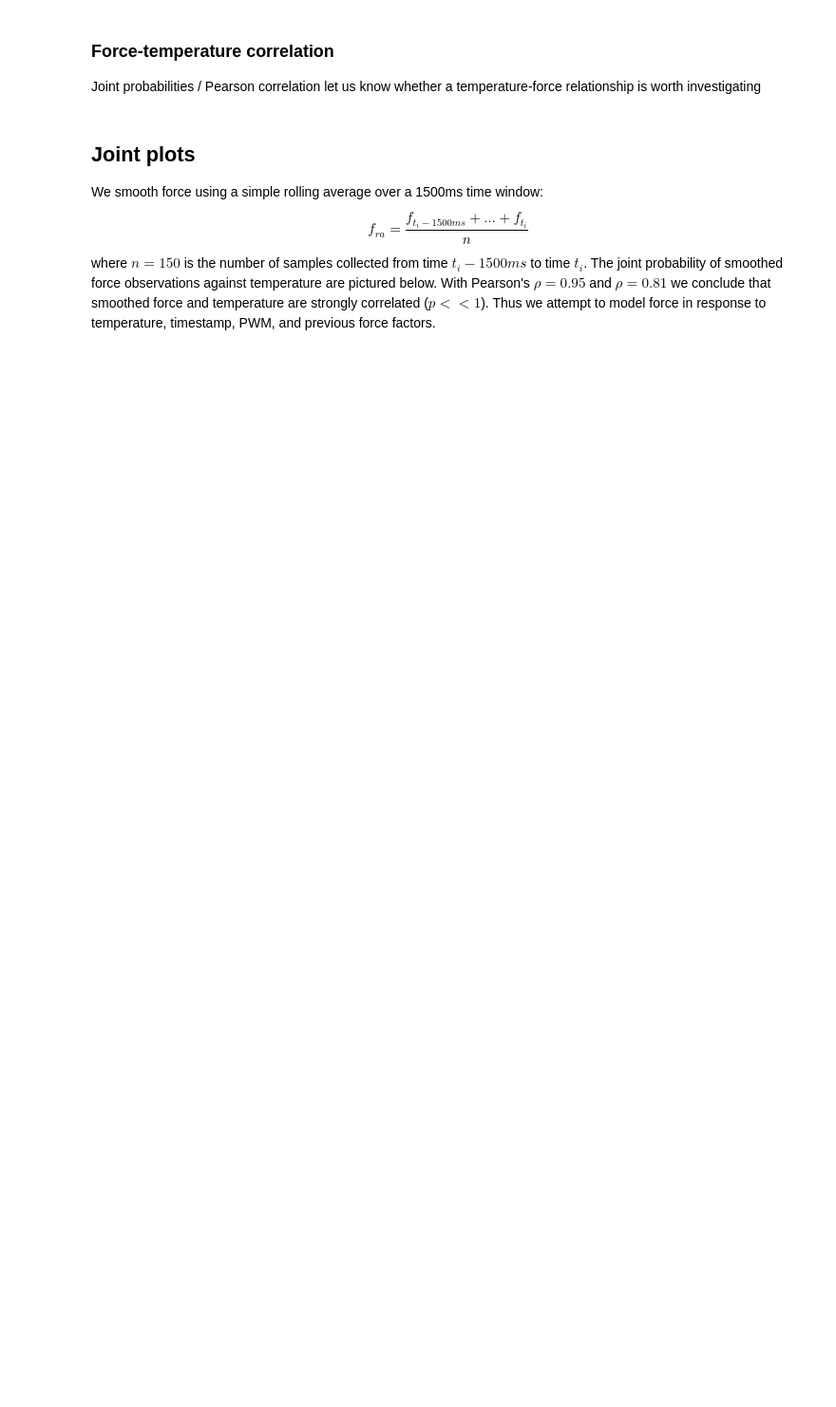
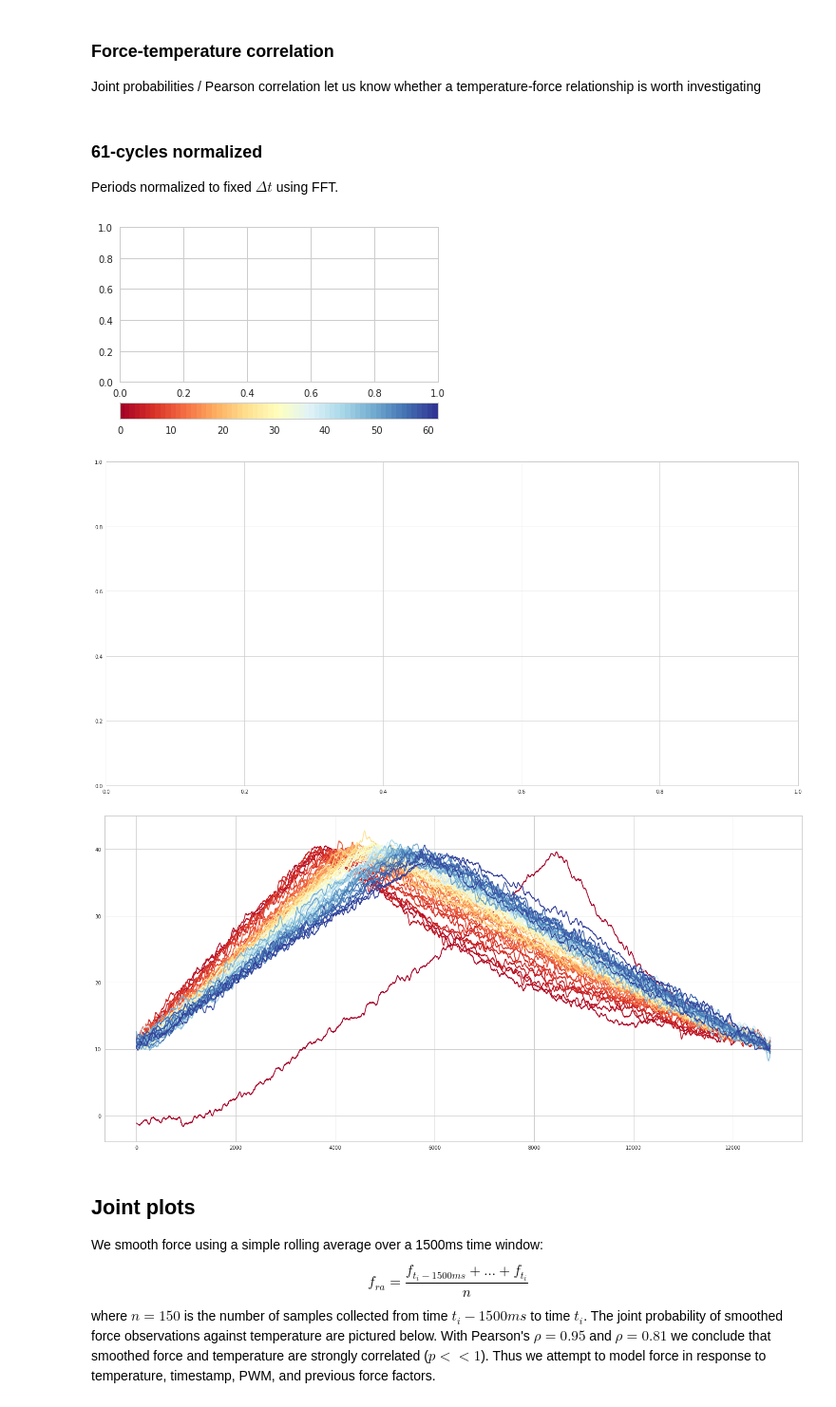
Before and after one commit to Columbia-Creative-Machines-Lab/muscle-prediction, a Jupyter notebook: fall18/lstm.ipynb, the cells around one changed output. Shown at 95% size. Drawn from its saved outputs; the diff is of its cells as text; code cells hidden in the pictures; blank space fills up the shorter version.

```diff
--- a/fall18/lstm.ipynb
+++ b/fall18/lstm.ipynb
@@ -106,6 +108,7 @@ def label_cycles(df, minima, maxima, ax=None, abs_min=None, abs_max=None, plot_b
 # You can set the desired period with param `period`.
 # If you don't, the function just chooses the shortest period.
 def squash_periods(df, period=-1, plot_cycles=True):
+    #ss.reset_orig()
     c_to_p = {} # maps cycles to their periods
     columns=["f", "pwm", "t", "t0", "f_ra", "cycle", "timestamp"]
     fig, ax = plt.subplots(figsize=(25, 12), nrows=1, ncols=1)
@@ -116,13 +119,28 @@ def squash_periods(df, period=-1, plot_cycles=True):
     if period<0:
         period = int(min(c_to_p.values()))
 
-    for c in range(df.cycle.max()):
-        C = pd.DataFrame(resample(df[df.cycle==c], period), columns=columns)
-        C.cycle = c
-        X = pd.concat([X, C], ignore_index=True)
-        if plot_cycles:
-            ax.plot(C.f_ra, color=plt.cm.RdYlBu(c/df.cycle.max()))
-    X.timestamp = df.timestamp.iloc[:X.timestamp.size,]
+    if not os.path.isfile('temp.pkl'):
+        for c in range(df.cycle.max()):
+            C = pd.DataFrame(resample(df[df.cycle==c], period), columns=columns)
+            C.cycle = c
+            X = pd.concat([X, C], ignore_index=True)
+            if plot_cycles:
+                ax.plot(C.f_ra, color=plt.cm.RdYlBu(float(c)/df.cycle.max()))
+        X.timestamp = df.timestamp.iloc[:X.timestamp.size,]
+        X.to_pickle('temp.pkl')
+    else:
+        from scipy.signal import savgol_filter
+        lastmax = 0
+        X = pd.read_pickle('temp.pkl')
+        for c in range(X.cycle.max()):
+            C = pd.DataFrame(resample(df[df.cycle==c], period), columns=columns)
+            C.cycle = c
+            #print C.f_ra.min(), C.f_ra.max()
+
+            yhat = savgol_filter(C.f, 101, 3)
+            ax.plot(yhat, color=plt.cm.RdYlBu(float(c)/X.cycle.max()))
+            #lastmax = C.f_ra.max()
+    plt.show()
 
     if plot_cycles:
         cmap = plt.cm.ScalarMappable(
@@ -192,3 +207,6 @@ def ft_corr(df, df_s):
               y=df_s.resample('%dL' % season).mean().f_ra, ratio=10)
     plt.show()
     return df, df_s
+# %% [markdown]
+### 61-cycles normalized
+Periods normalized to fixed $\Delta t$ using FFT.
@@ -195,3 +222,11 @@ def ft_corr(df, df_s):
+# %%
+d2 = pd.read_pickle('d2.temp.pkl')
+d2.cycle = d2.cycle.astype(np.int64)
+d2_s, c_to_p = squash_periods(d2)
+# %% [output]
+[figure, added]
+[figure, added]
+[figure, added]
 # %%
 pickle_meta(X100, name='X100')
 pickle_meta(X61, name='X61')
```
Also changed, not shown: parts of 9 cells of this notebook.
